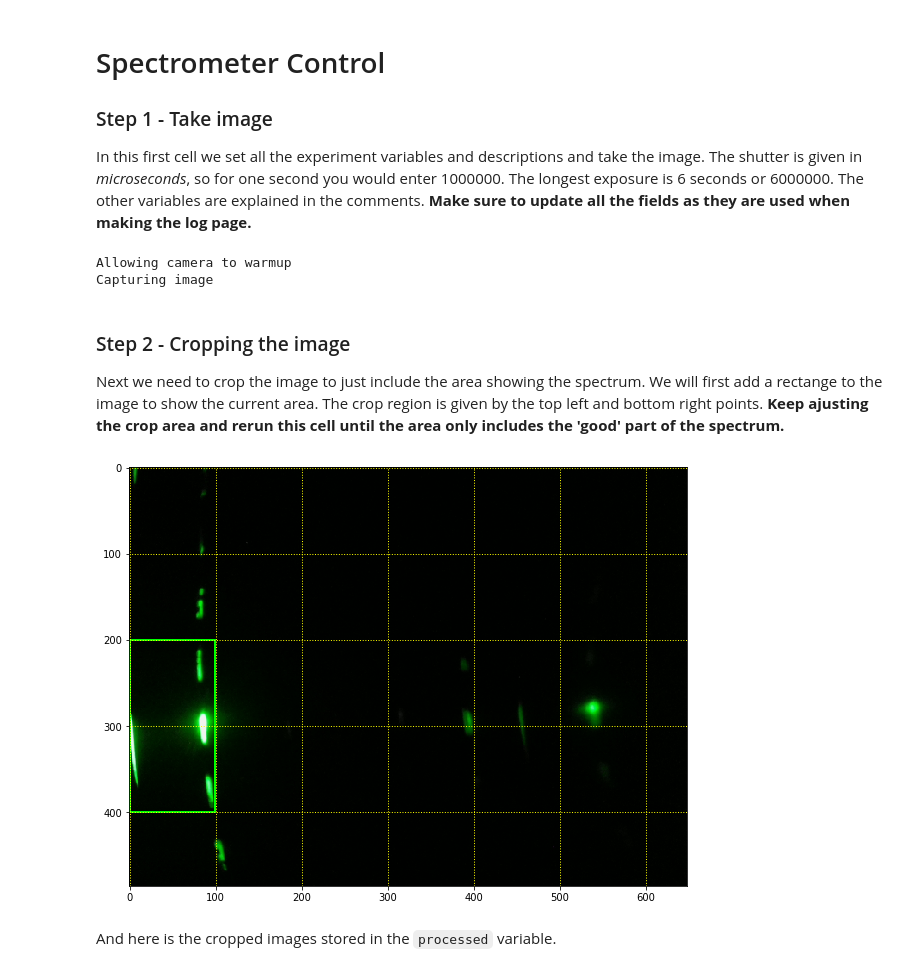
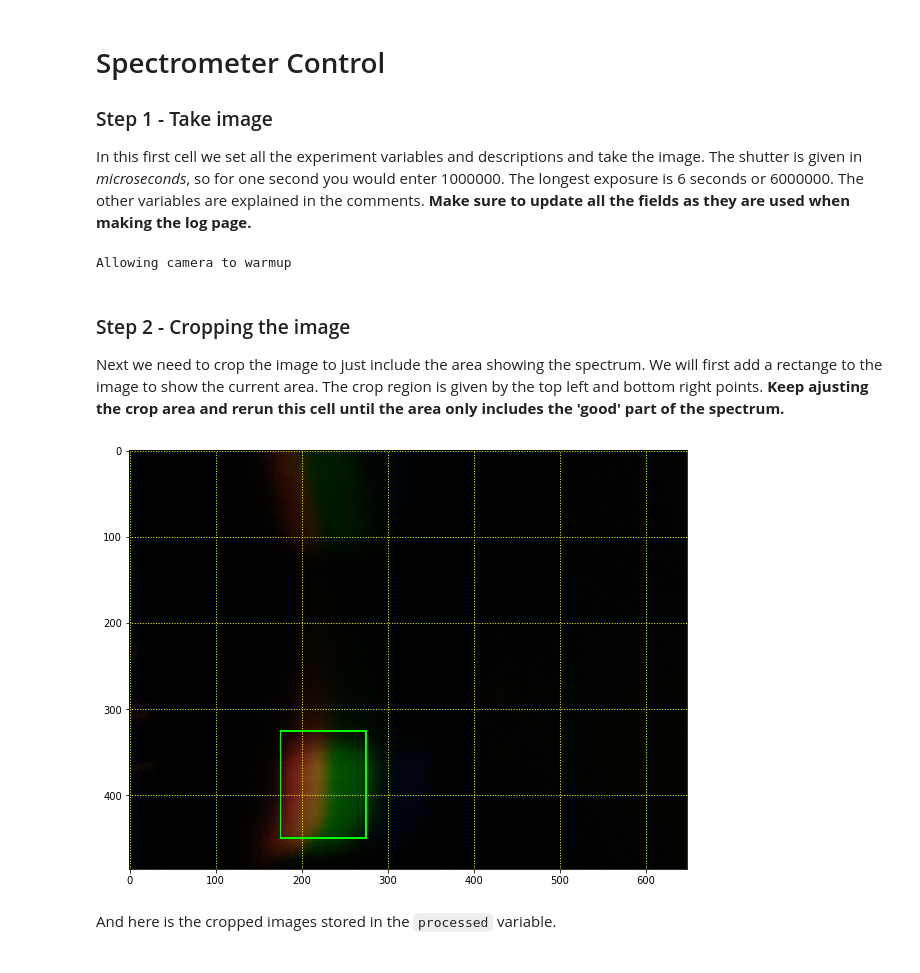
Before and after one commit to DreamerByMoonlight/LegoSpectrometer, a Jupyter notebook: SpectrometerControl.ipynb, the cells around one changed output. Cells and saved outputs as stored; diff of their text form; code cells hidden in the pictures.

Commit message:
Update webpage

```diff
--- a/SpectrometerControl.ipynb
+++ b/SpectrometerControl.ipynb
@@ -179,14 +179,15 @@ In this first cell we set all the experiment variables and descriptions and take
 # %%
 # Change these to match your experiment
 
-lightSource        = "Laser Pointer"
+lightSource        = "NeoPixel"
 scientistName      = "Arabella"
-transmissionSample = "100% Grapeseed Oil"
+transmissionSample = "None"
 experimentNotes    = '''
-This is my first test with the webpage!
+RGB 33,30,230
 <b> </b>
 '''
 measurementTaken = strftime("%Y%m%d-%H%M%S")
+stylisticTime = strftime("%A, %B, %e, %Y @ %I:%M %p")
 
 # Exposure time
 shutter = 10000000
@@ -196,18 +197,17 @@ raw = takePicture(shutter)
 raw
 # %% [output]
 Allowing camera to warmup
-Capturing image
 # %% [markdown]
 ### Step 2 - Cropping the image
 
 Next we need to crop the image to just include the area showing the spectrum. We will first add a rectange to the image to show the current area. The crop region is given by the top left and bottom right points. **Keep ajusting the crop area and rerun this cell until the area only includes the 'good' part of the spectrum.**
 # %%
 angle = 0.0
-crop  = [0,200,100,400]
+crop  = [175,325,275,450]
 
 processed = cropImage(raw,crop,angle)
 # %% [output]
-[figure, old version]
+[figure, new version]
 # %% [markdown]
 And here is the cropped images stored in the `processed` variable.
 # %%
```
Also changed, not shown: parts of 6 cells of this notebook, 21 other files.
